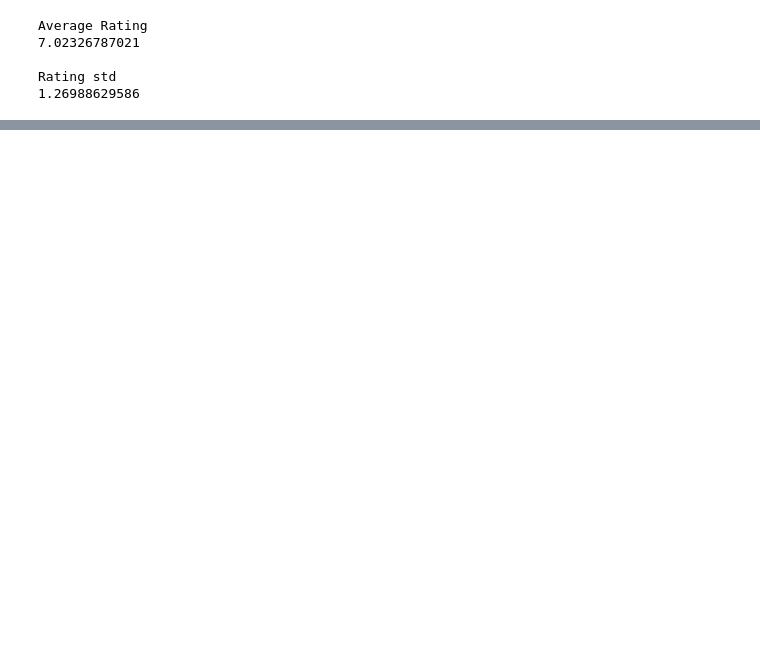
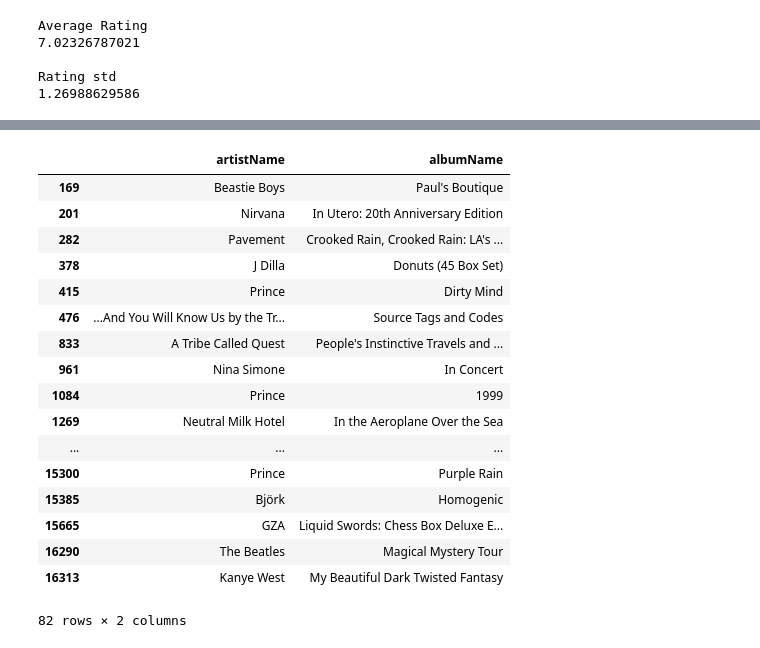
Before and after one commit to cfabian/pitchviews, a Jupyter notebook: numerical_analyses/score-exploration.ipynb, the cells around one changed output, grey strips where cells are left out. Cells and saved outputs as stored; diff of their text form; code cells hidden in the pictures; blank space fills up the shorter version.

```diff
--- a/numerical_analyses/score-exploration.ipynb
+++ b/numerical_analyses/score-exploration.ipynb
@@ -97,0 +163,23 @@ plt.show()
+# %%
+#albums with a perfect score
+idx = (datatable.rating == '10.0')
+datatable.loc[idx, ['artistName', 'albumName']]
+# %% [output]
+|  | artistName | albumName |
+| 169 | Beastie Boys | Paul's Boutique |
+| 201 | Nirvana | In Utero: 20th Anniversary Edition |
+| 282 | Pavement | Crooked Rain, Crooked Rain: LA's ... |
+| 378 | J Dilla | Donuts (45 Box Set) |
+| 415 | Prince | Dirty Mind |
+| 476 | ...And You Will Know Us by the Tr... | Source Tags and Codes |
+| 833 | A Tribe Called Quest | People's Instinctive Travels and ... |
+| 961 | Nina Simone | In Concert |
+| 1084 | Prince | 1999 |
+| 1269 | Neutral Milk Hotel | In the Aeroplane Over the Sea |
+| ... | ... | ... |
+| 15300 | Prince | Purple Rain |
+| 15385 | Björk | Homogenic |
+| 15665 | GZA | Liquid Swords: Chess Box Deluxe E... |
+| 16290 | The Beatles | Magical Mystery Tour |
+| 16313 | Kanye West | My Beautiful Dark Twisted Fantasy |
+82 rows × 2 columns
```
Also changed, not shown: parts of 8 cells of this notebook.
